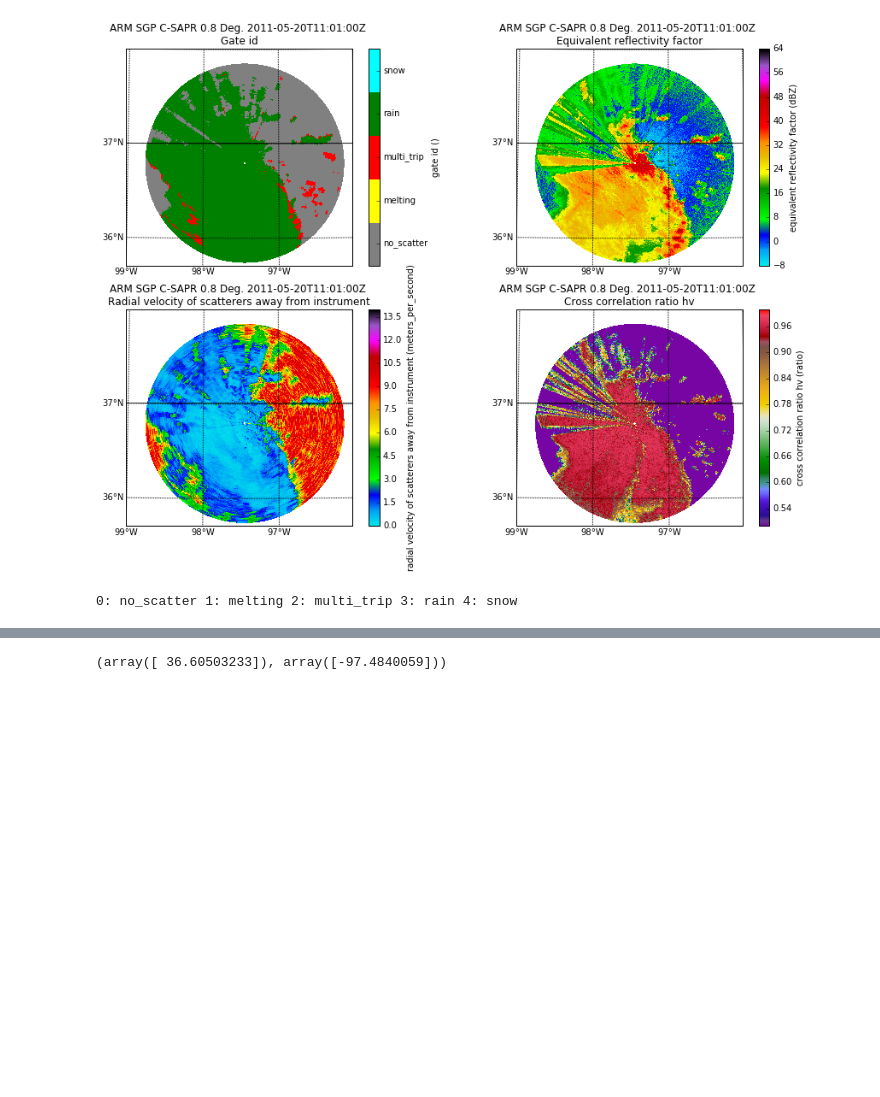
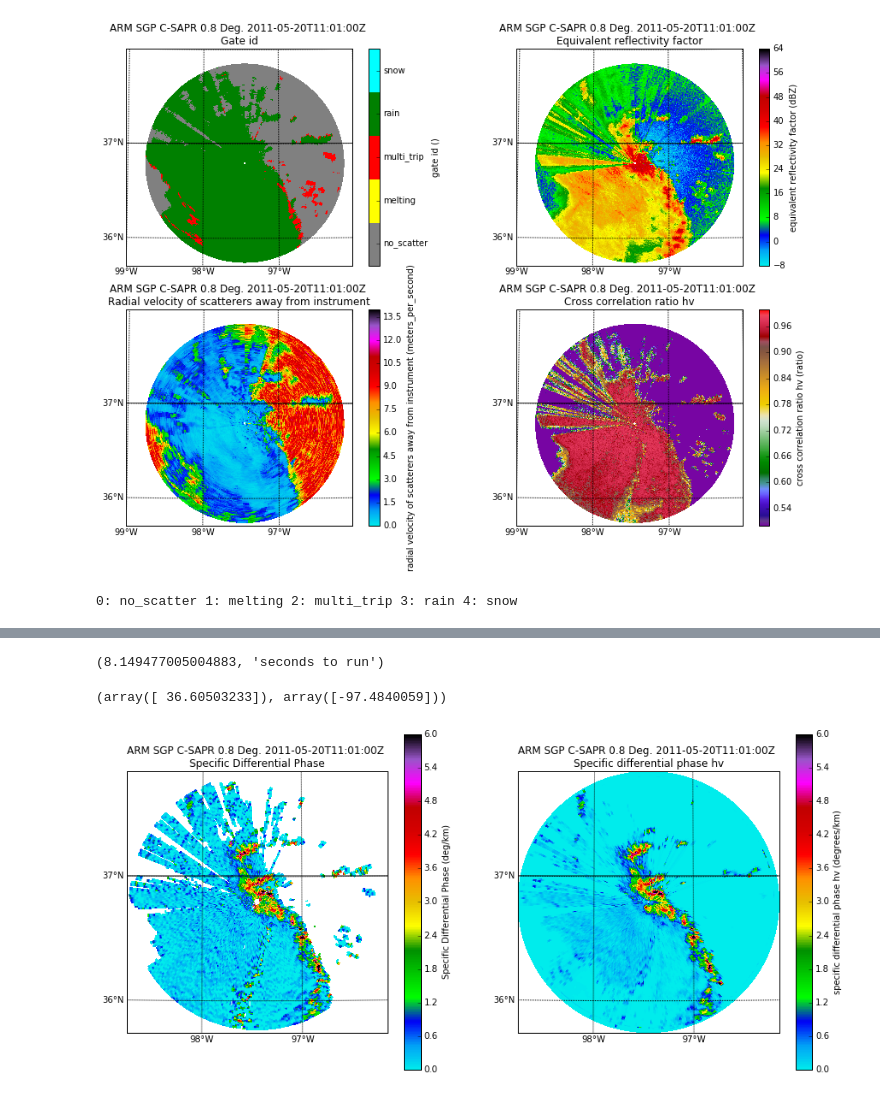
Before and after one commit to scollis/AGU_2016, a Jupyter notebook: notebooks/Processing a file-2.7.ipynb, the cells around one changed output, grey strips where cells are left out. Cells and saved outputs as stored; diff of their text form; code cells hidden in the pictures; blank space fills up the shorter version.

Commit message:
WIP: Bringi
Added CSU codes.

```diff
--- a/notebooks/Processing a file-2.7.ipynb
+++ b/notebooks/Processing a file-2.7.ipynb
@@ -182,3 +205,31 @@ radar.add_field('corrected_specific_diff_phase', kdp,replace_existing = True)
+# %%
+dzN = extract_unmasked_data(radar, 'reflectivity')
+dpN = extract_unmasked_data(radar, 'differential_phase')
+# Range needs to be supplied as a variable, and it needs to be the same shape as dzN, etc.
+rng2d, az2d = np.meshgrid(radar.range['data'], radar.azimuth['data'])
+bt = time.time()
+kdN, fdN, sdN = csu_kdp.calc_kdp_bringi(
+    dp=dpN, dz=dzN, rng=rng2d/1000.0, thsd=12, gs=250.0, window=5)
+print(time.time()-bt, 'seconds to run')
+# %% [output]
+(8.149477005004883, 'seconds to run')
+# %%
+csu_kdp_field = csu_to_field(kdN, radar, units='deg/km',
+                                   long_name='Specific Differential Phase',
+                                   standard_name='Specific Differential Phase',
+                                   dz_field='reflectivity')
+csu_filt_dp = csu_to_field(fdN, radar, units='deg',
+                                   long_name='Filtered Differential Phase',
+                                   standard_name='Filtered Differential Phase',
+                                   dz_field='reflectivity')
+csu_kdp_sd = csu_to_field(sdN, radar, units='deg',
+                                   long_name='Standard Deviation of Differential Phase',
+                                   standard_name='Standard Deviation of Differential Phase',
+                                   dz_field='reflectivity')
+# %%
+radar.add_field('bringi_differential_phase', csu_filt_dp, replace_existing = True)
+radar.add_field('bringi_specific_diff_phase', csu_kdp_field, replace_existing = True)
+radar.add_field('bringi_specific_diff_phase_sd', csu_kdp_sd, replace_existing = True)
 # %%
 height = radar.gate_altitude
 lats = radar.gate_latitude
@@ -228,3 +279,18 @@ write_dis_filename = os.path.join(dis_output_location,
 dis_fh = open(write_dis_filename, 'w')
 dis_fh.write(dis_string)
 dis_fh.close()
+# %%
+display = pyart.graph.RadarMapDisplay(radar)
+fig = plt.figure(figsize = [15,7])
+plt.subplot(1,2,1)
+display.plot_ppi_map('bringi_specific_diff_phase', sweep = 0, resolution = 'l',
+                    mask_outside = False,
+                    cmap = pyart.graph.cm.NWSRef,
+                    vmin = 0, vmax = 6)
+plt.subplot(1,2,2)
+display.plot_ppi_map('corrected_specific_diff_phase', sweep = 0, resolution = 'l',
+                    mask_outside = False,
+                    cmap = pyart.graph.cm.NWSRef,
+                    vmin = 0, vmax = 6)
+# %% [output]
+[figure, added]
```
Also changed, not shown: parts of 5 cells of this notebook.
